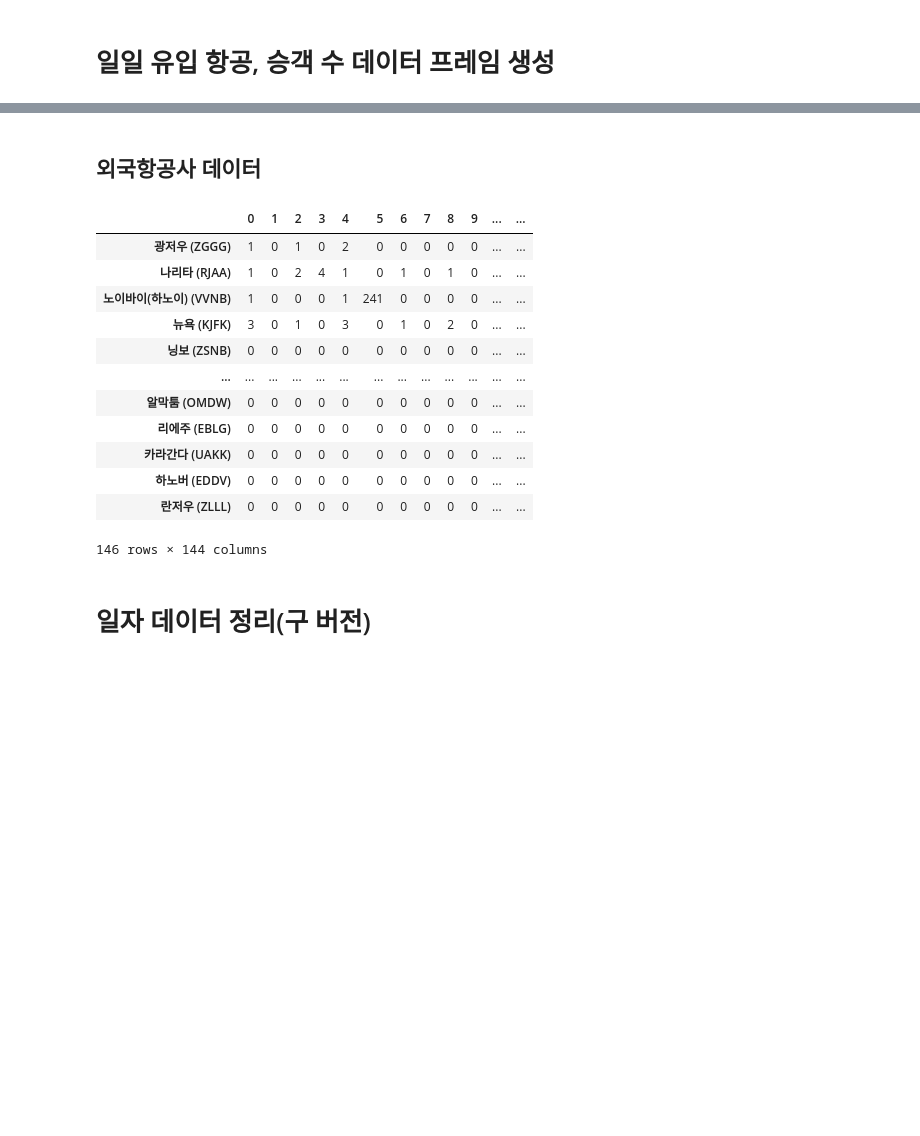
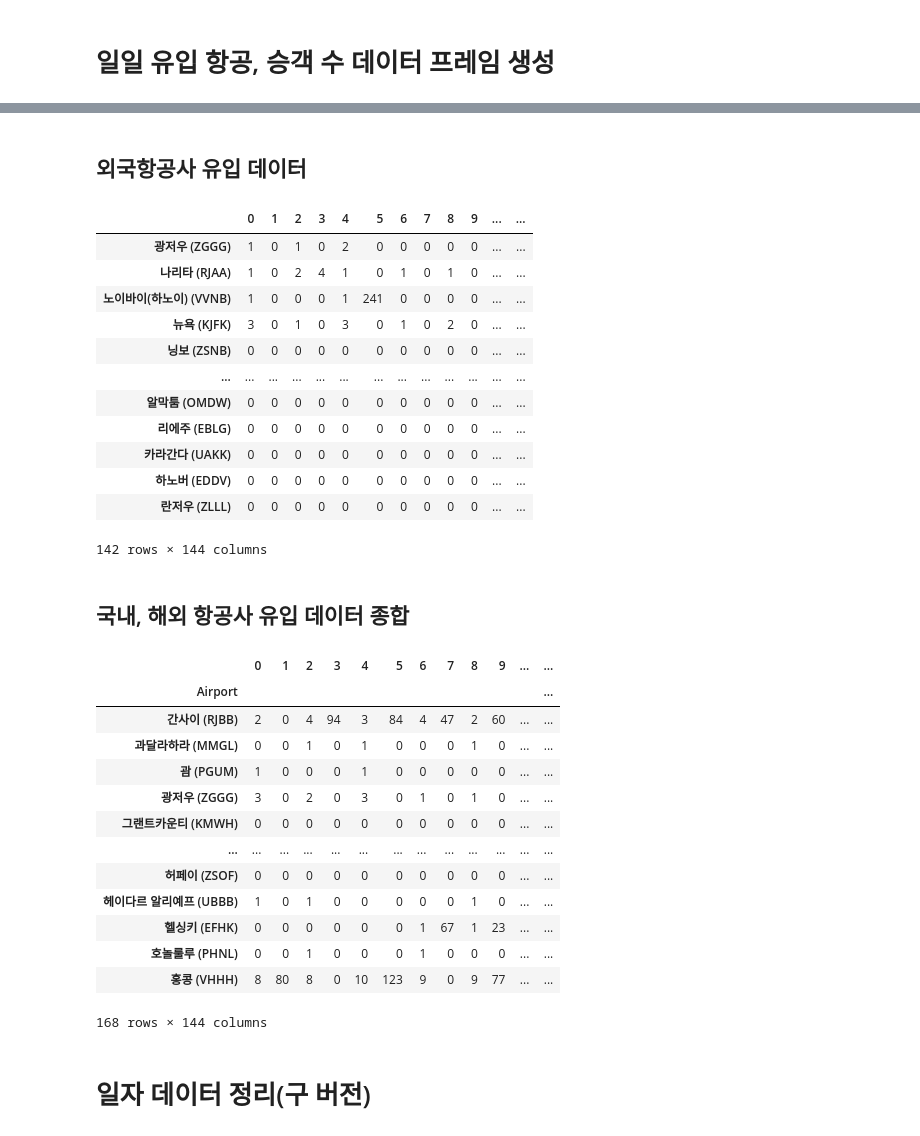
Before and after one commit to hwaneGithub/hwaneGithub.github.io, a Jupyter notebook: 국가별 유입량 데이터.ipynb, the cells around one changed output, grey strips where cells are left out. Cells and saved outputs as stored; diff of their text form; code cells hidden in the pictures; blank space fills up the shorter version.

```diff
--- a/국가별 유입량 데이터.ipynb
+++ b/국가별 유입량 데이터.ipynb
@@ -148,5 +171,5 @@ dataCombine
 # %% [markdown]
-## 외국항공사 데이터
+## 외국항공사 유입 데이터
 # %%
 # csv파일들이 있는 위치
 file_dir = r'C:/Users/shine/Desktop/BigData/Class/project/SecondPjt/data/overseas inflow'
@@ -167,6 +190,7 @@ for file in inflow_OA:
 
 # 리스트 내용 병합(아래로 병합, 인덱스 무시), csv파일로 저장
 dataCombine = pd.concat(OA_data, axis = 1, ignore_index = True)
+dataCombine.drop(['(WIPP)','FJDG (FJDG)','VIPK (VIPK)','ZSNT (ZSNT)'], inplace = True)
 # 결측값 채우기 및 정수형으로 데이터 타입 변경
 dataCombine = dataCombine.fillna(0)
 dataCombine = dataCombine.astype(int)
@@ -186,7 +210,33 @@ dataCombine
 | 카라간다 (UAKK) | 0 | 0 | 0 | 0 | 0 | 0 | 0 | 0 | 0 | 0 | ... | ... |
 | 하노버 (EDDV) | 0 | 0 | 0 | 0 | 0 | 0 | 0 | 0 | 0 | 0 | ... | ... |
 | 란저우 (ZLLL) | 0 | 0 | 0 | 0 | 0 | 0 | 0 | 0 | 0 | 0 | ... | ... |
-146 rows × 144 columns
+142 rows × 144 columns
+# %% [markdown]
+## 국내, 해외 항공사 유입 데이터 종합
+# %%
+inflow_D = pd.read_csv('C:/Users/shine/Desktop/BigData/Class/project/SecondPjt/data/overseas inflow/domestic_airline.csv')
+inflow_O = pd.read_csv('C:/Users/shine/Desktop/BigData/Class/project/SecondPjt/data/overseas inflow/overseas_airline.csv')
+airport_list = pd.concat([inflow_D, inflow_O], axis = 0)
+airport_list = airport_list.rename({'Unnamed: 0':'Airport'}, axis = 1)
+airport_list = airport_list.groupby(['Airport']).sum()
+airport_list = airport_list.astype(int)
+airport_list.to_csv('C:/Users/shine/Desktop/BigData/Class/project/SecondPjt/data/overseas inflow/Inflow_Cases.csv', encoding = 'utf-8-sig')
+airport_list
+# %% [output]
+|  | 0 | 1 | 2 | 3 | 4 | 5 | 6 | 7 | 8 | 9 | ... | ... |
+| Airport |  |  |  |  |  |  |  |  |  |  |  | ... |
+| 간사이 (RJBB) | 2 | 0 | 4 | 94 | 3 | 84 | 4 | 47 | 2 | 60 | ... | ... |
+| 과달라하라 (MMGL) | 0 | 0 | 1 | 0 | 1 | 0 | 0 | 0 | 1 | 0 | ... | ... |
+| 괌 (PGUM) | 1 | 0 | 0 | 0 | 1 | 0 | 0 | 0 | 0 | 0 | ... | ... |
+| 광저우 (ZGGG) | 3 | 0 | 2 | 0 | 3 | 0 | 1 | 0 | 1 | 0 | ... | ... |
+| 그랜트카운티 (KMWH) | 0 | 0 | 0 | 0 | 0 | 0 | 0 | 0 | 0 | 0 | ... | ... |
+| ... | ... | ... | ... | ... | ... | ... | ... | ... | ... | ... | ... | ... |
+| 허페이 (ZSOF) | 0 | 0 | 0 | 0 | 0 | 0 | 0 | 0 | 0 | 0 | ... | ... |
+| 헤이다르 알리예프 (UBBB) | 1 | 0 | 1 | 0 | 0 | 0 | 0 | 0 | 1 | 0 | ... | ... |
+| 헬싱키 (EFHK) | 0 | 0 | 0 | 0 | 0 | 0 | 1 | 67 | 1 | 23 | ... | ... |
+| 호놀룰루 (PHNL) | 0 | 0 | 1 | 0 | 0 | 0 | 1 | 0 | 0 | 0 | ... | ... |
+| 홍콩 (VHHH) | 8 | 80 | 8 | 0 | 10 | 123 | 9 | 0 | 9 | 77 | ... | ... |
+168 rows × 144 columns
 # %% [markdown]
 # 일자 데이터 정리(구 버전)
 # %% [markdown]
```
Also changed, not shown: parts of 6 cells of this notebook.
